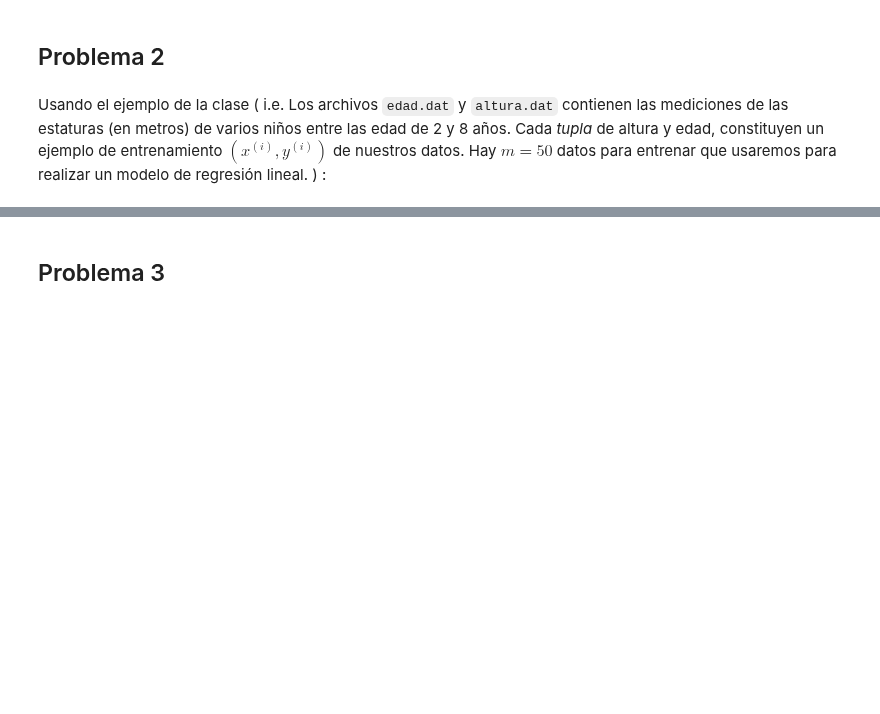
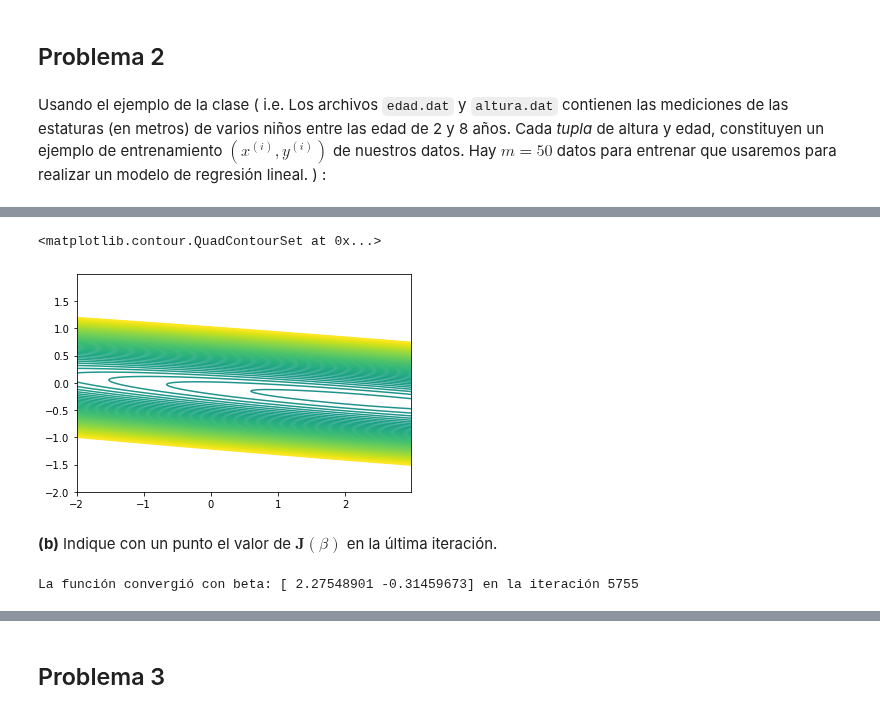
Before and after one commit to jesusigarmor/Matematicas-computacionales-fall2020, a Jupyter notebook: alumnos/MLOPEZJU/Tareas/Sympy2.ipynb, the cells around one changed output, grey strips where cells are left out. Saved outputs shown, nothing was run; the diff lists cells and outputs as text; code cells hidden in the pictures; blank space fills up the shorter version.

```diff
--- a/alumnos/MLOPEZJU/Tareas/Sympy2.ipynb
+++ b/alumnos/MLOPEZJU/Tareas/Sympy2.ipynb
@@ -72,0 +179,13 @@ Usando el ejemplo de la clase ( i.e. Los archivos `edad.dat` y `altura.dat` cont
+# %%
+fig = plt.figure()
+plt.contour(B0,B1,C, levels= np.arange(-50,50,.8))
+# %% [output]
+<matplotlib.contour.QuadContourSet at 0x...>
+[figure, added]
+# %% [markdown]
+**(b)** Indique con un punto el valor de $\textbf{J}(\beta)$ en la última iteración.
+# %%
+r = RegresionLineal(alpha=0.003, max_iters=10000, tols=0.0000001)
+r.gradientDescent(X, Y)
+# %% [output]
+La función convergió con beta: [ 2.27548901 -0.31459673] en la iteración 5755
```
Also changed, not shown: parts of 25 cells of this notebook, 3 other files.
